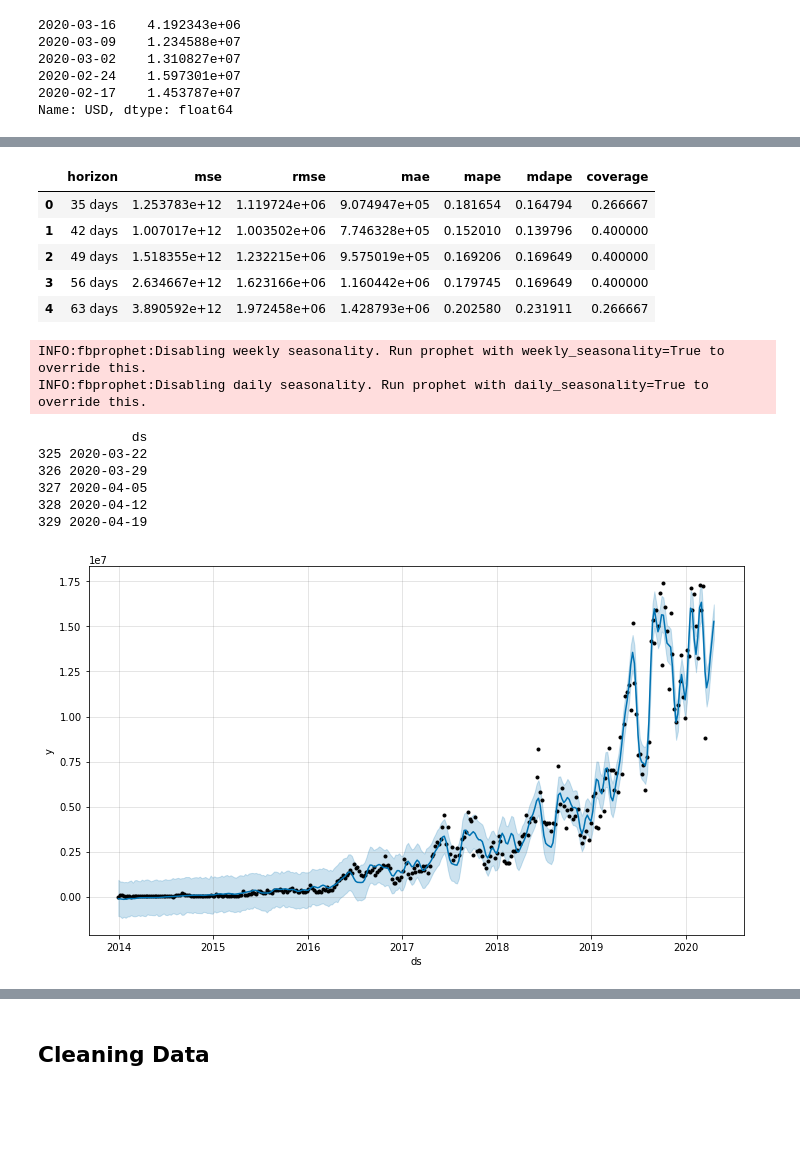
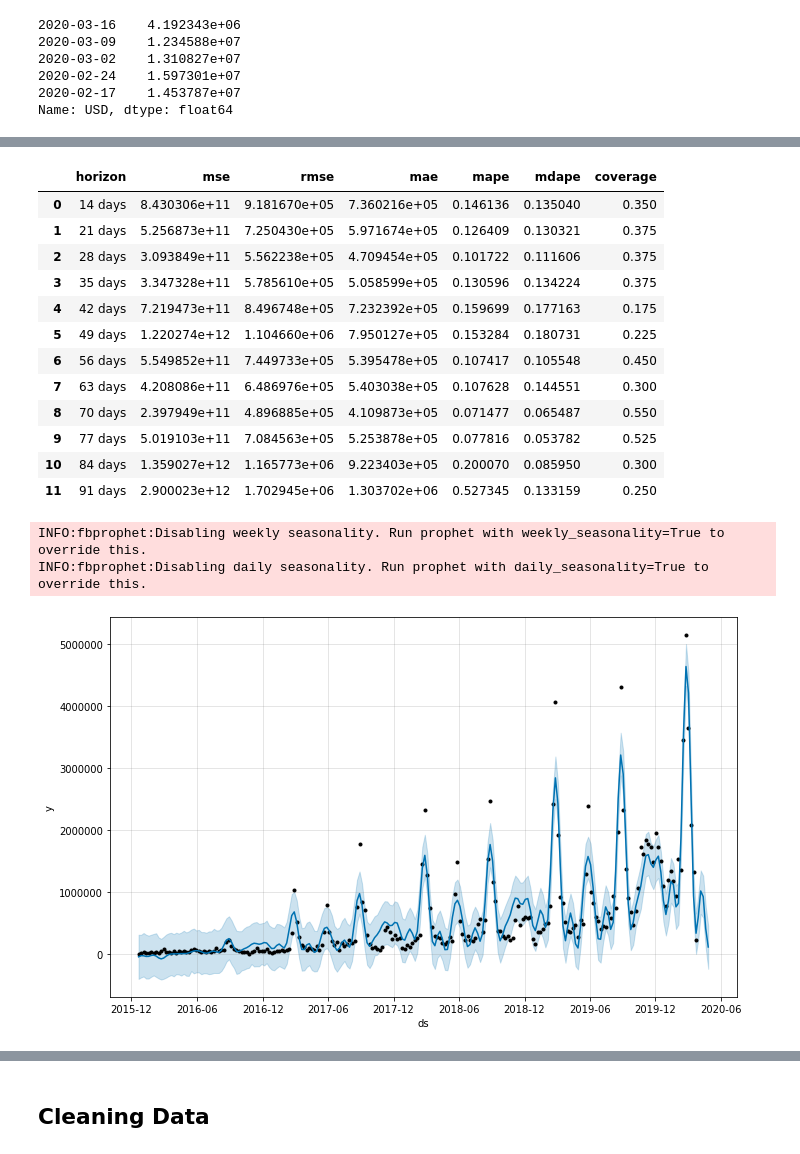
Before and after one commit to sacses/Ironhack-Final-Project, a Jupyter notebook: notebooks/notebook_1.ipynb, the cells around one changed output, grey strips where cells are left out. Cells and saved outputs as stored; diff of their text form; code cells hidden in the pictures; blank space fills up the shorter version.

```diff
--- a/notebooks/notebook_1.ipynb
+++ b/notebooks/notebook_1.ipynb
@@ -1,18 +1,17 @@
 # %% [markdown]
 ## Acquiring the data
 # %%
-
+import numpy as np
 import pandas as pd
 import glob
 
 #Adding relative path name to data variable. Dataset suffix is data when it's available
 
-for i in glob.glob('../data/data*.csv'):
-    data = i
+data = [i for i in glob.glob('../data/data*.csv')]
 
 #Rows skipped to avoid additional cleaning, dates parsed and date used as the index
 
-MM = pd.read_csv(data, skiprows=[1, 483], header= 0,
+MM = pd.read_csv(data[0], skiprows=[1, 483], header= 0,
                  na_values=0, parse_dates=['Payouts Payout Currency'],
                  index_col='Payouts Payout Currency').rename_axis(None)
 # %%
@@ -122,6 +141,7 @@ def create_forecast(market, period, frequency):
     future.tail()
     forecast = m.predict(future)
     m.plot(forecast)
+    a = add_changepoints_to_plot(fig.gca(), m, forecast)
 # %%
 ?Prophet.make_future_dataframe
 # %% [output]
@@ -172,24 +251,25 @@ from fbprophet.diagnostics import performance_metrics
 
 
 df_p = performance_metrics(cv_results)
-df_p.head()
+df_p
 # %% [output]
 |  | horizon | mse | rmse | mae | mape | mdape | coverage |
-| 0 | 35 days | 1.253783e+12 | 1.119724e+06 | 9.074947e+05 | 0.181654 | 0.164794 | 0.266667 |
-| 1 | 42 days | 1.007017e+12 | 1.003502e+06 | 7.746328e+05 | 0.152010 | 0.139796 | 0.400000 |
-| 2 | 49 days | 1.518355e+12 | 1.232215e+06 | 9.575019e+05 | 0.169206 | 0.169649 | 0.400000 |
-| 3 | 56 days | 2.634667e+12 | 1.623166e+06 | 1.160442e+06 | 0.179745 | 0.169649 | 0.400000 |
-| 4 | 63 days | 3.890592e+12 | 1.972458e+06 | 1.428793e+06 | 0.202580 | 0.231911 | 0.266667 |
+| 0 | 14 days | 8.430306e+11 | 9.181670e+05 | 7.360216e+05 | 0.146136 | 0.135040 | 0.350 |
+| 1 | 21 days | 5.256873e+11 | 7.250430e+05 | 5.971674e+05 | 0.126409 | 0.130321 | 0.375 |
+| 2 | 28 days | 3.093849e+11 | 5.562238e+05 | 4.709454e+05 | 0.101722 | 0.111606 | 0.375 |
+| 3 | 35 days | 3.347328e+11 | 5.785610e+05 | 5.058599e+05 | 0.130596 | 0.134224 | 0.375 |
+| 4 | 42 days | 7.219473e+11 | 8.496748e+05 | 7.232392e+05 | 0.159699 | 0.177163 | 0.175 |
+| 5 | 49 days | 1.220274e+12 | 1.104660e+06 | 7.950127e+05 | 0.153284 | 0.180731 | 0.225 |
+| 6 | 56 days | 5.549852e+11 | 7.449733e+05 | 5.395478e+05 | 0.107417 | 0.105548 | 0.450 |
+| 7 | 63 days | 4.208086e+11 | 6.486976e+05 | 5.403038e+05 | 0.107628 | 0.144551 | 0.300 |
+| 8 | 70 days | 2.397949e+11 | 4.896885e+05 | 4.109873e+05 | 0.071477 | 0.065487 | 0.550 |
+| 9 | 77 days | 5.019103e+11 | 7.084563e+05 | 5.253878e+05 | 0.077816 | 0.053782 | 0.525 |
+| 10 | 84 days | 1.359027e+12 | 1.165773e+06 | 9.223403e+05 | 0.200070 | 0.085950 | 0.300 |
+| 11 | 91 days | 2.900023e+12 | 1.702945e+06 | 1.303702e+06 | 0.527345 | 0.133159 | 0.250 |
 # %%
-create_forecast('CAD', 5, 'W')
+create_forecast('JPY', 5, 'W')
 # %% [output]
 INFO:fbprophet:Disabling weekly seasonality. Run prophet with weekly_seasonality=True to override this.
 INFO:fbprophet:Disabling daily seasonality. Run prophet with daily_seasonality=True to override this.
-            ds
-325 2020-03-22
-326 2020-03-29
-327 2020-04-05
-328 2020-04-12
-329 2020-04-19
-[figure, old version]
+[figure, new version]
 # %%
```
Also changed, not shown: parts of 14 cells of this notebook, 1 other file.
